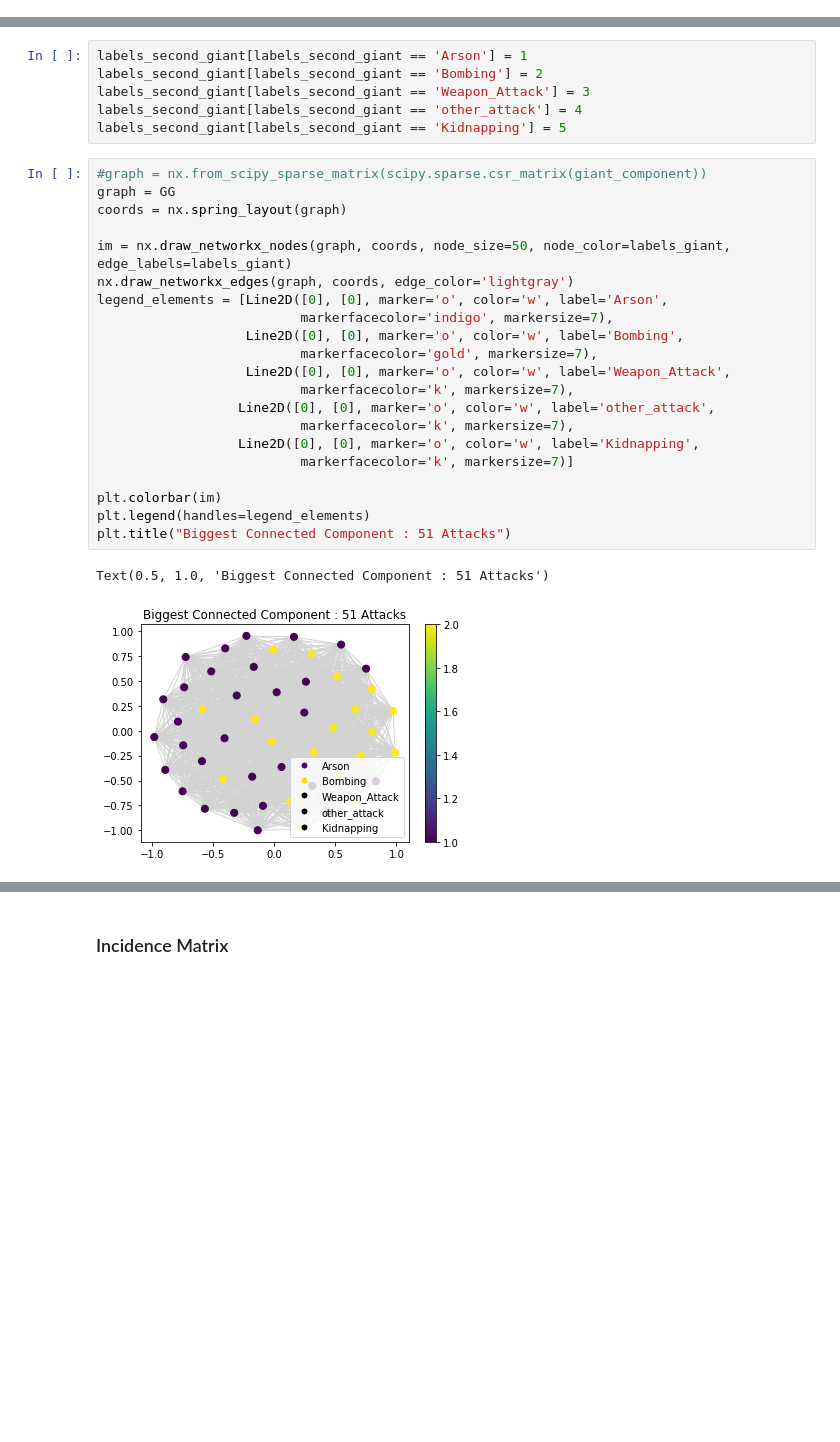
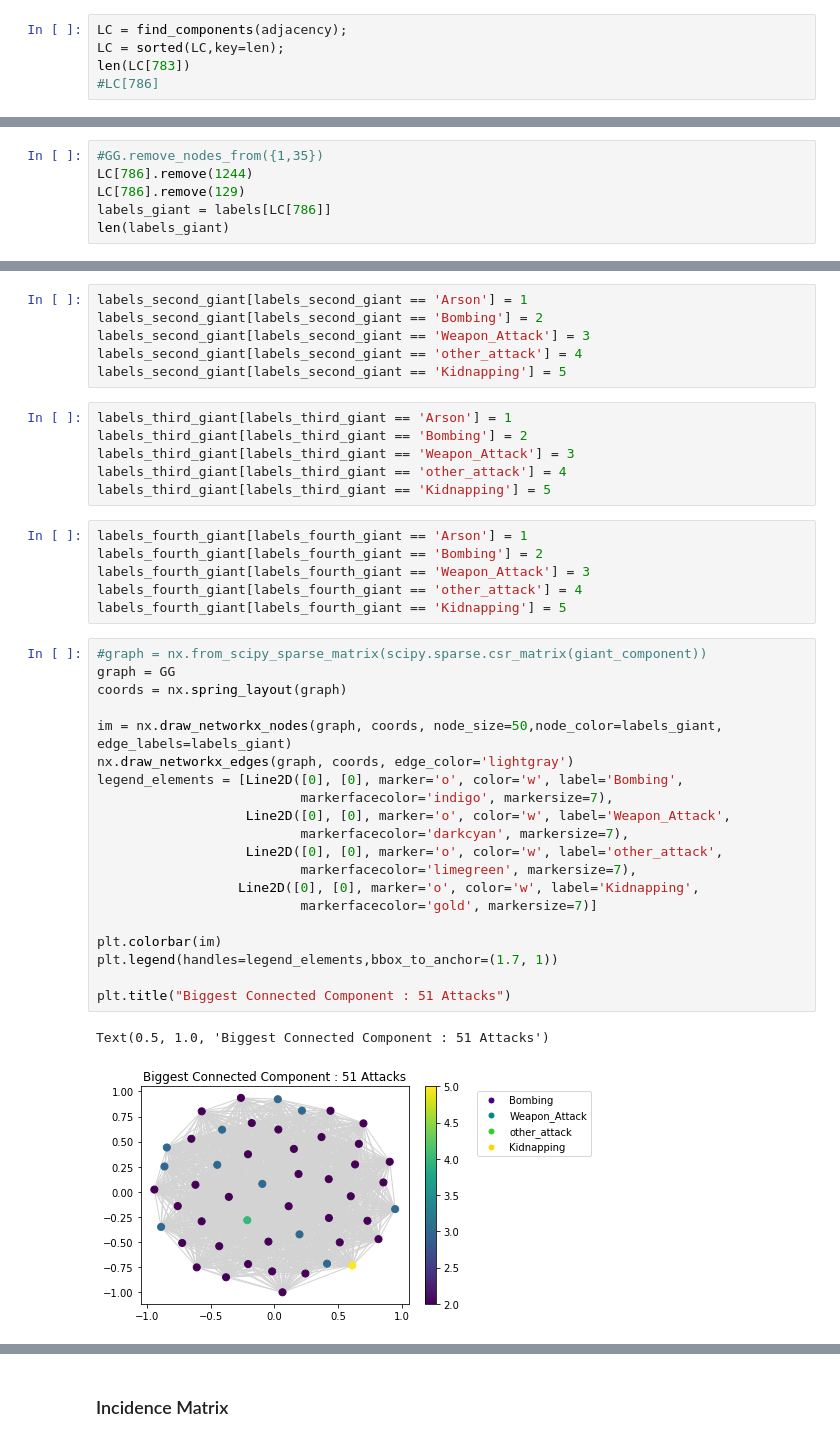
Before and after one commit to AminMekacher/ntds_project, a Jupyter notebook: Attacks.ipynb, the cells around one changed output, grey strips where cells are left out. Drawn from its saved outputs; the diff is of its cells as text; blank space fills up the shorter version.

Commit message:
Fixed an error with Labels

```diff
--- a/Attacks.ipynb
+++ b/Attacks.ipynb
@@ -56,0 +126,5 @@ plt.hist(degree, weights=weights);
+# %%
+LC = find_components(adjacency);
+LC = sorted(LC,key=len);
+len(LC[783])
+#LC[786]
@@ -175,0 +272,6 @@ array(['Arson', 'Arson', 'Arson', 'Arson', 'Arson', 'Arson', 'Arson',
+# %%
+#GG.remove_nodes_from({1,35})
+LC[786].remove(1244)
+LC[786].remove(129)
+labels_giant = labels[LC[786]]
+len(labels_giant)
@@ -185,27 +323,38 @@ labels_second_giant[labels_second_giant == 'Bombing'] = 2
 labels_second_giant[labels_second_giant == 'Weapon_Attack'] = 3
 labels_second_giant[labels_second_giant == 'other_attack'] = 4
 labels_second_giant[labels_second_giant == 'Kidnapping'] = 5
+# %%
+labels_third_giant[labels_third_giant == 'Arson'] = 1
+labels_third_giant[labels_third_giant == 'Bombing'] = 2
+labels_third_giant[labels_third_giant == 'Weapon_Attack'] = 3
+labels_third_giant[labels_third_giant == 'other_attack'] = 4
+labels_third_giant[labels_third_giant == 'Kidnapping'] = 5
+# %%
+labels_fourth_giant[labels_fourth_giant == 'Arson'] = 1
+labels_fourth_giant[labels_fourth_giant == 'Bombing'] = 2
+labels_fourth_giant[labels_fourth_giant == 'Weapon_Attack'] = 3
+labels_fourth_giant[labels_fourth_giant == 'other_attack'] = 4
+labels_fourth_giant[labels_fourth_giant == 'Kidnapping'] = 5
 # %%
 #graph = nx.from_scipy_sparse_matrix(scipy.sparse.csr_matrix(giant_component))
 graph = GG
 coords = nx.spring_layout(graph)
 
-im = nx.draw_networkx_nodes(graph, coords, node_size=50, node_color=labels_giant, edge_labels=labels_giant)
+im = nx.draw_networkx_nodes(graph, coords, node_size=50,node_color=labels_giant, edge_labels=labels_giant)
 nx.draw_networkx_edges(graph, coords, edge_color='lightgray')
-legend_elements = [Line2D([0], [0], marker='o', color='w', label='Arson',
+legend_elements = [Line2D([0], [0], marker='o', color='w', label='Bombing',
                           markerfacecolor='indigo', markersize=7),
-                   Line2D([0], [0], marker='o', color='w', label='Bombing',
-                          markerfacecolor='gold', markersize=7),
                    Line2D([0], [0], marker='o', color='w', label='Weapon_Attack',
-                          markerfacecolor='k', markersize=7),
-                  Line2D([0], [0], marker='o', color='w', label='other_attack',
-                          markerfacecolor='k', markersize=7),
+                          markerfacecolor='darkcyan', markersize=7),
+                   Line2D([0], [0], marker='o', color='w', label='other_attack',
+                          markerfacecolor='limegreen', markersize=7),
                   Line2D([0], [0], marker='o', color='w', label='Kidnapping',
-                          markerfacecolor='k', markersize=7)]
+                          markerfacecolor='gold', markersize=7)]
 
 plt.colorbar(im)
-plt.legend(handles=legend_elements)
+plt.legend(handles=legend_elements,bbox_to_anchor=(1.7, 1))
+
 plt.title("Biggest Connected Component : 51 Attacks")
 # %% [output]
 Text(0.5, 1.0, 'Biggest Connected Component : 51 Attacks')
-[figure, old version]
+[figure, new version]
```
Also changed, not shown: parts of 30 cells of this notebook.
